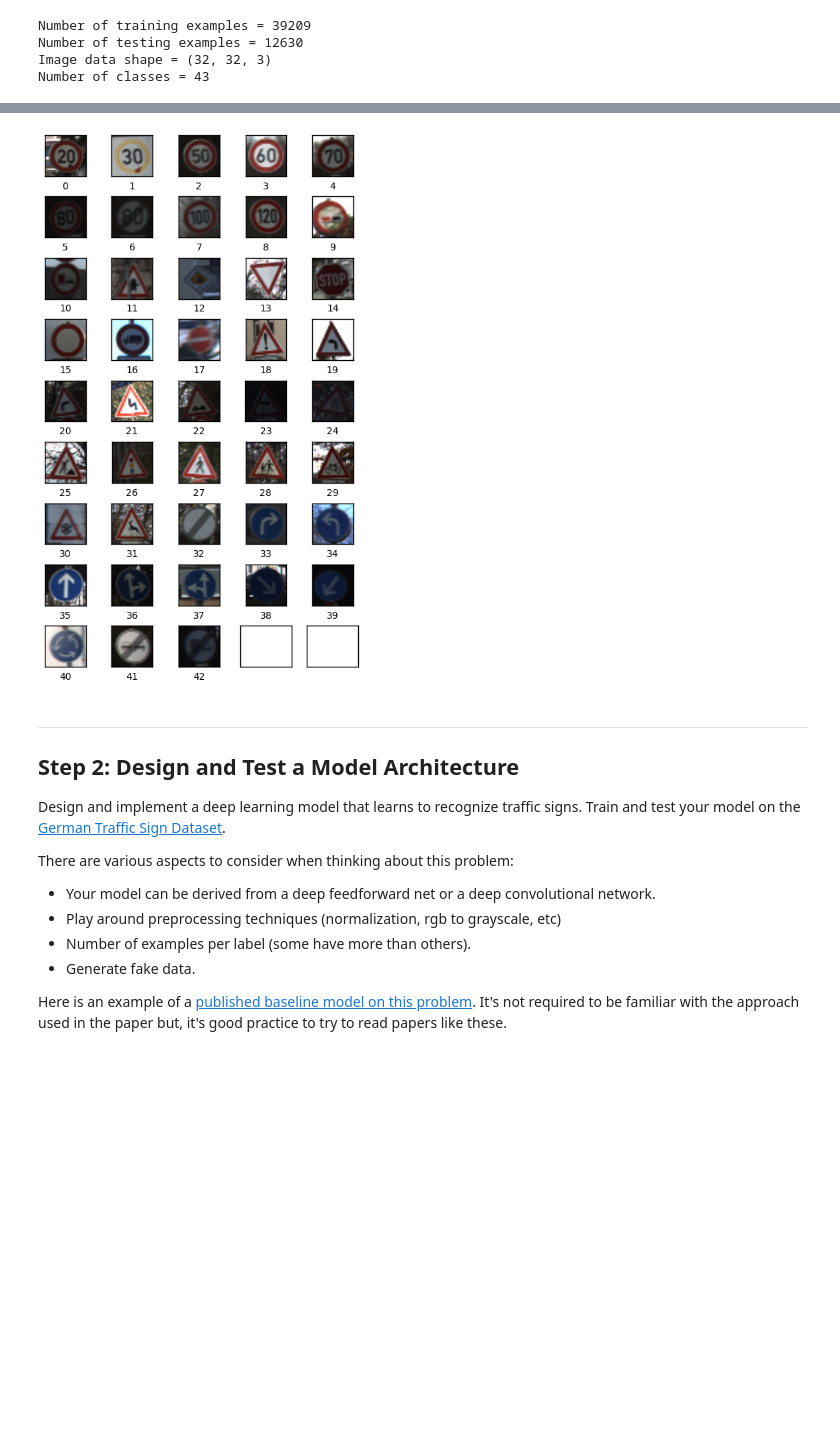
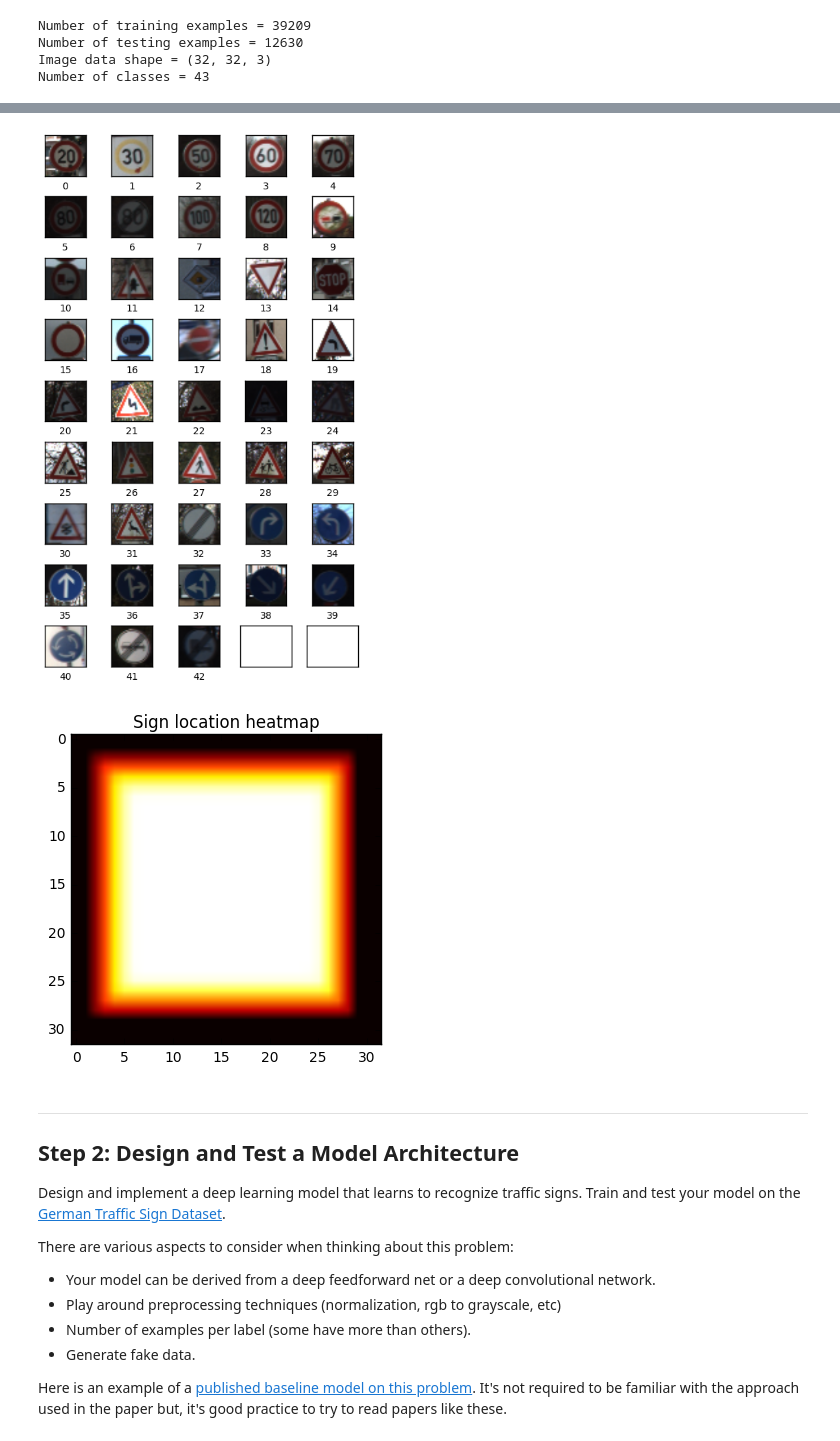
Before and after one commit to gilcarmel/traffic-signs, a Jupyter notebook: Traffic_Signs_Recognition.ipynb, the cells around one changed output, grey strips where cells are left out. Cells and saved outputs as stored; diff of their text form; code cells hidden in the pictures; blank space fills up the shorter version.

```diff
--- a/Traffic_Signs_Recognition.ipynb
+++ b/Traffic_Signs_Recognition.ipynb
@@ -86,47 +86,48 @@ plt.show()
 #Show example of each sign type
 images_by_type = dict(zip(y_train, X_train))
 fig, axes = plt.subplots(9, 5)
 fig.subplots_adjust(hspace=0.5, wspace=0.3)
 fig.set_figheight(10)
 
 for i, ax in enumerate(axes.flat):
     if i < n_classes:
         example_image = images_by_type[i]
         # Plot image.
         ax.imshow(example_image)
 
         xlabel = str(i)
 
         # Show the classes as the label on the x-axis.
         ax.set_xlabel(xlabel)
 
     # Remove ticks from the plot.
     ax.set_xticks([])
     ax.set_yticks([])
 
 # Ensure the plot is shown correctly with multiple plots
 # in a single Notebook cell.
 plt.show()
 
 
 #heatmap of sign locations in image
-# plt.figure()
-# heatmap = np.zeros([image_shape[0], image_shape[1]], dtype=int)
-# for size,coords in zip(train['sizes'], train['coords']):
-#     scale_matrix = np.mat([[32./float(size[0]), 0.],
-#                           [0., 32./float(size[1])]])
-#     coords = coords.reshape([2,2])
-#     normalized_coords = np.dot(coords, scale_matrix)
-#     for x in range(int(normalized_coords[0,0]), int(normalized_coords[1,0])):
-#         for y in range(int(normalized_coords[0,1]), int(normalized_coords[1,1])):
-#             heatmap[x,y] += 1
-#
-# plt.imshow(heatmap, cmap='hot')
-# plt.title("Sign location heatmap")
-# plt.show()
+plt.figure()
+heatmap = np.zeros([image_shape[0], image_shape[1]], dtype=int)
+for size,coords in zip(train['sizes'], train['coords']):
+    scale_matrix = np.mat([[32./float(size[0]), 0.],
+                          [0., 32./float(size[1])]])
+    coords = coords.reshape([2,2])
+    normalized_coords = np.dot(coords, scale_matrix)
+    for x in range(int(normalized_coords[0,0]), int(normalized_coords[1,0])):
+        for y in range(int(normalized_coords[0,1]), int(normalized_coords[1,1])):
+            heatmap[x,y] += 1
+
+plt.imshow(heatmap, cmap='hot')
+plt.title("Sign location heatmap")
+plt.show()
 # %% [output]
 [figure]
 [figure]
+[figure, added]
 # %% [markdown]
 ----
 
```
Also changed, not shown: parts of 14 cells of this notebook, 1 other file.
